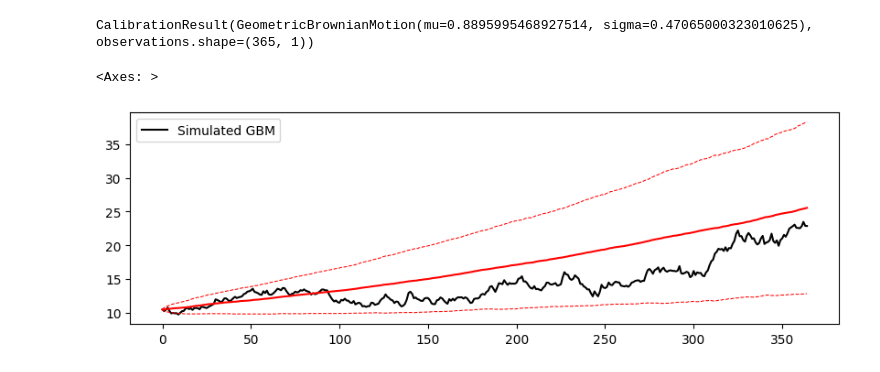
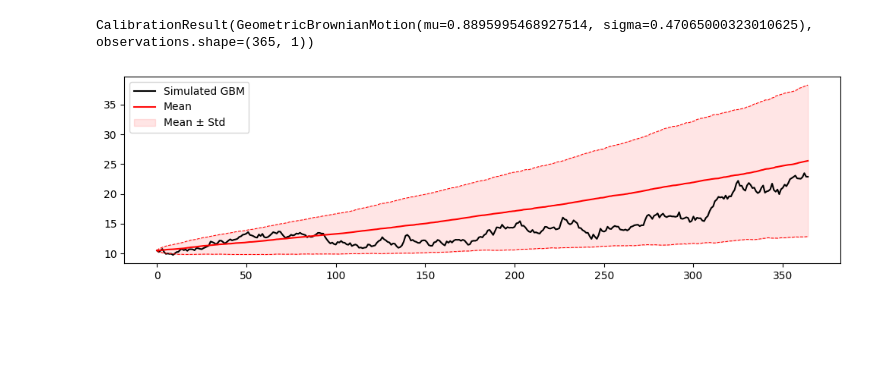
Before and after one commit to agdiiura/stochax, a Jupyter notebook: examples/GBMSimulation.ipynb, the cells around one changed output. Cells and saved outputs as stored; diff of their text form; code cells hidden in the pictures; blank space fills up the shorter version.

```diff
--- a/examples/GBMSimulation.ipynb
+++ b/examples/GBMSimulation.ipynb
@@ -32,12 +32,14 @@ simulations = gbm.simulate(
 # %%
 m = simulations.mean(axis=1)
 s = simulations.std(axis=1)
 
 fig, ax = plt.subplots(1, 1, figsize=(10, 3))
 data.plot(color='black', ax=ax)
-m.plot(color='red', ax=ax)
+m.plot(color='red', ax=ax, label='Mean')
 (m + s).plot(color='red', linestyle='dashed', linewidth=0.75)
 (m - s).plot(color='red', linestyle='dashed', linewidth=0.75)
+ax.fill_between(m.index, m+s, m-s, color='red', alpha=0.1, label='Mean ± Std')
+ax.legend()
+fig.tight_layout()
 # %% [output]
-<Axes: >
-[figure, old version]
+[figure, new version]
```
Also changed, not shown: 1 other file.
